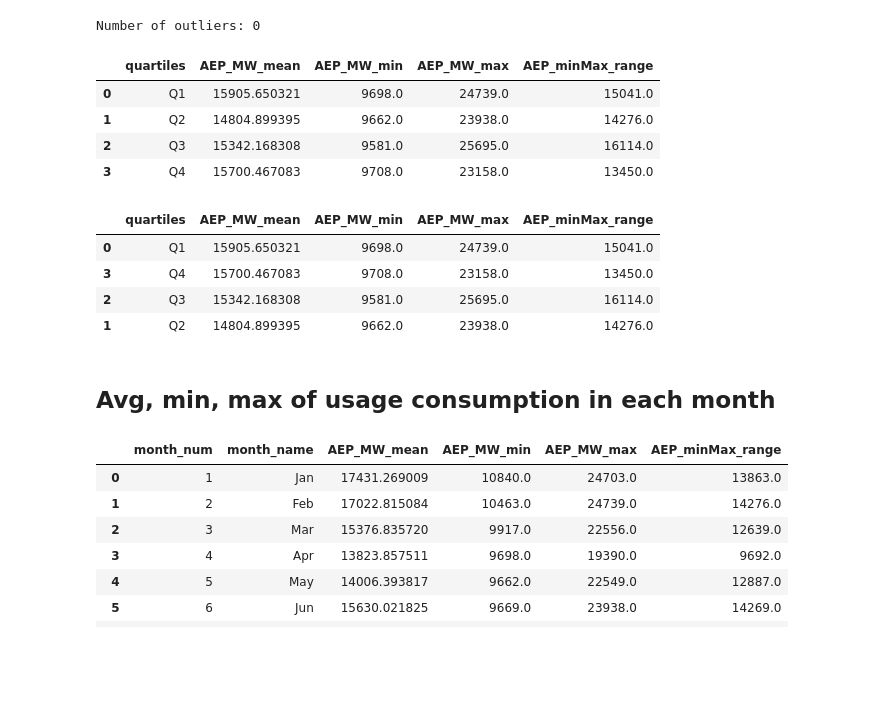
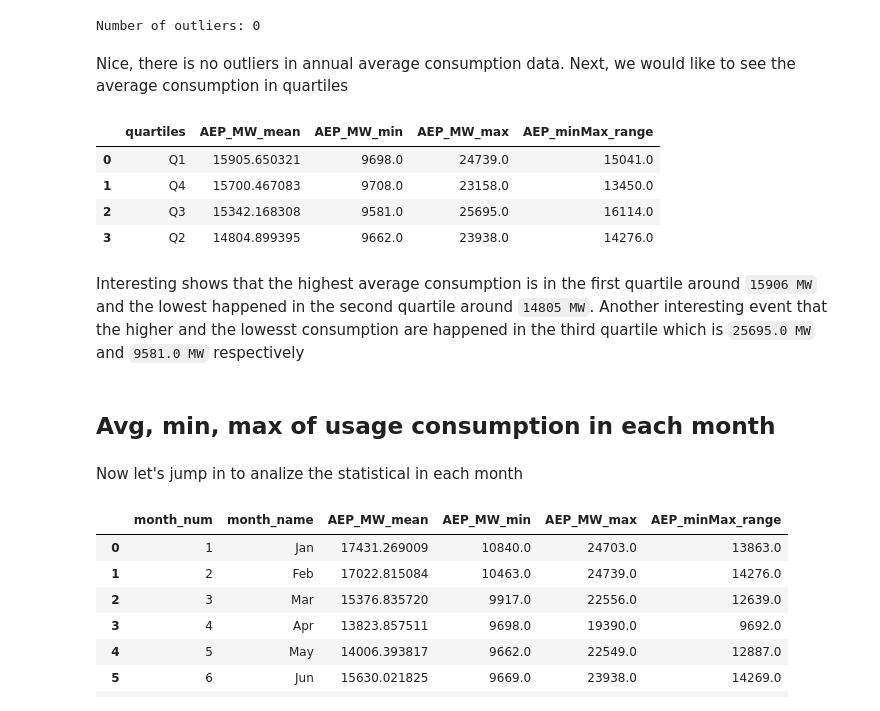
Before and after one commit to sayid-alt/AEP-Hourly-Energy-Consumption-Prediction, a Jupyter notebook: Analysis.ipynb, the cells around one changed output. Cells and saved outputs as stored; diff of their text form; code cells hidden in the pictures; blank space fills up the shorter version.

Commit message:
Add summary of quartile stat table

```diff
--- a/Analysis.ipynb
+++ b/Analysis.ipynb
@@ -435,30 +435,30 @@ stat_in_year_outliers = print_outliers(AEP_stat_in_years, 'AEP_MW_mean').shape[0
 print(f'Number of outliers: {stat_in_year_outliers}')
 # %% [output]
 Number of outliers: 0
+# %% [markdown]
+Nice, there is no outliers in annual average consumption data. Next, we would like to see the average consumption in quartiles
 # %%
 AEP_stat_in_quartiles = AEP_hourly.groupby(['quartiles']).agg({
       'AEP_MW': ['mean', 'min', 'max', lambda x: x.max() - x.min()]
-  })
+  }).sort_values(by=('AEP_MW', 'mean'), ascending=False)
+
 AEP_stat_in_quartiles.columns = ['_'.join(col).strip() for col in AEP_stat_in_quartiles.columns.values]
 AEP_stat_in_quartiles.columns.values[-1] = 'AEP_minMax_range'
 AEP_stat_in_quartiles.reset_index(inplace=True)
 AEP_stat_in_quartiles
 # %% [output]
 |  | quartiles | AEP_MW_mean | AEP_MW_min | AEP_MW_max | AEP_minMax_range |
 | 0 | Q1 | 15905.650321 | 9698.0 | 24739.0 | 15041.0 |
-| 1 | Q2 | 14804.899395 | 9662.0 | 23938.0 | 14276.0 |
+| 1 | Q4 | 15700.467083 | 9708.0 | 23158.0 | 13450.0 |
 | 2 | Q3 | 15342.168308 | 9581.0 | 25695.0 | 16114.0 |
-| 3 | Q4 | 15700.467083 | 9708.0 | 23158.0 | 13450.0 |
+| 3 | Q2 | 14804.899395 | 9662.0 | 23938.0 | 14276.0 |
-# %%
-AEP_stat_in_quartiles.sort_values(by='AEP_MW_mean', ascending=False)
-# %% [output]
-|  | quartiles | AEP_MW_mean | AEP_MW_min | AEP_MW_max | AEP_minMax_range |
-| 0 | Q1 | 15905.650321 | 9698.0 | 24739.0 | 15041.0 |
-| 3 | Q4 | 15700.467083 | 9708.0 | 23158.0 | 13450.0 |
-| 2 | Q3 | 15342.168308 | 9581.0 | 25695.0 | 16114.0 |
-| 1 | Q2 | 14804.899395 | 9662.0 | 23938.0 | 14276.0 |
+# %% [markdown]
+Interesting shows that the highest average consumption is in the first quartile around `15906 MW` and the lowest happened in the second quartile around `14805 MW`.
+Another interesting event that the higher and the lowesst consumption are happened in the third quartile which is `25695.0 MW` and `9581.0 MW` respectively
 # %% [markdown]
 ## Avg, min, max of usage consumption in each month
+# %% [markdown]
+Now let's jump in to analize the statistical in each month
 # %%
 AEP_stat_in_months = AEP_hourly.groupby(['month_num', 'month_name']).agg({
       'AEP_MW': ['mean', 'min', 'max', lambda x: x.max() - x.min()]
```
